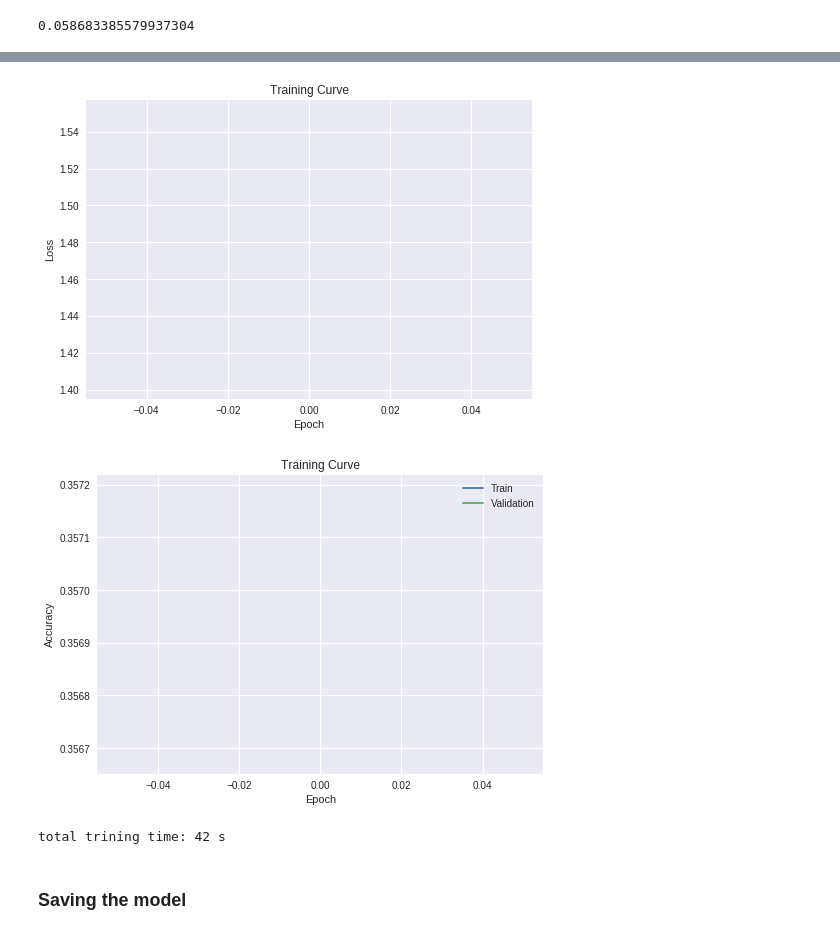
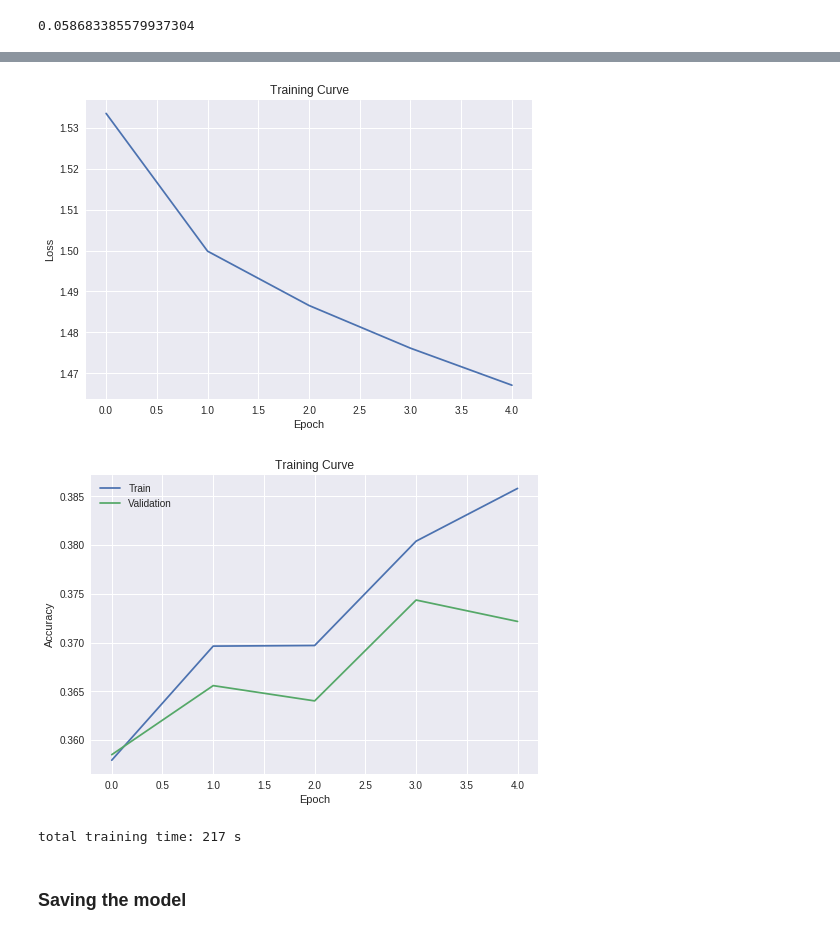
Before and after one commit to mohsenpour/PredictMoji, a Jupyter notebook: Base_model_with_checkpoint/Tweaked_Base_Model.ipynb, the cells around one changed output, grey strips where cells are left out. Drawn from its saved outputs; the diff is of its cells as text; code cells hidden in the pictures.

Commit message:
Improved the status priinting during training

```diff
--- a/Base_model_with_checkpoint/Tweaked_Base_Model.ipynb
+++ b/Base_model_with_checkpoint/Tweaked_Base_Model.ipynb
@@ -213,6 +213,7 @@ def train_rnn_network(model, train, valid, num_epochs=5, learning_rate=1e-5,use_
     epochs = []
     counter = 0
     for epoch in range(num_epochs):
+        batch_loss = []
         for tweets, labels in train:
             if use_gpu:
               tweets,labels  = tweets.cuda(), labels.cuda()
@@ -222,16 +223,19 @@ def train_rnn_network(model, train, valid, num_epochs=5, learning_rate=1e-5,use_
             loss = criterion(pred, labels)
             loss.backward()
             optimizer.step()
+            batch_loss.append(float(loss))
             if counter % 100 == 0:
-              print("Step %d of Epoch: %d; Loss %f " % ( counter/100 ,epoch+1,float(loss)))
-
-        losses.append(float(loss))
+              print("Step %d of Epoch: %d; Loss %f " % ( counter/100 ,epoch+1,np.mean(batch_loss)))
+        counter = 0
+        epoch_loss = np.mean(batch_loss)
+        losses.append(epoch_loss)
 
         epochs.append(epoch)
         train_acc.append(get_accuracy(model, train_loader,use_gpu))
         valid_acc.append(get_accuracy(model, valid_loader,use_gpu))
-        print("Final Result for Epoch %d; Loss %f; Train Acc %f; Val Acc %f" % (
-              epoch+1, loss, train_acc[-1], valid_acc[-1]))
+        print("Final Result for Epoch %d: Loss %f; Val Acc %f; Train Acc %f" % (
+              epoch+1, epoch_loss, valid_acc[-1], train_acc[-1]))
+        print("-------------------------------------------------------------")
 
     # plotting
     plt.title("Training Curve")
@@ -251,7 +255,7 @@ def train_rnn_network(model, train, valid, num_epochs=5, learning_rate=1e-5,use_
 import time
 start = time.time()
 model = TweetLSTM(input_size=50, hidden_size=50, num_classes=num_classes,use_gpu=True)
-train_rnn_network(model, train_loader, valid_loader, num_epochs=1, learning_rate=1e-3,use_gpu=True)
+train_rnn_network(model, train_loader, valid_loader, num_epochs=5, learning_rate=1e-3,use_gpu=True)
 end = time.time()
 print("total training time:", int(end -start), "s")
 # %% [output]
@@ -275,6 +279,6 @@ Final Result for Epoch 1; Loss 1.476195; Train Acc 0.357193; Val Acc 0.356677
-[figure, old version]
+[figure, new version]
-[figure, old version]
+[figure, new version]
-total trining time: 42 s
+total training time: 217 s
 # %% [markdown]
 ### Saving the model
 # %%
```
Also changed, not shown: parts of 1 cell of this notebook.
